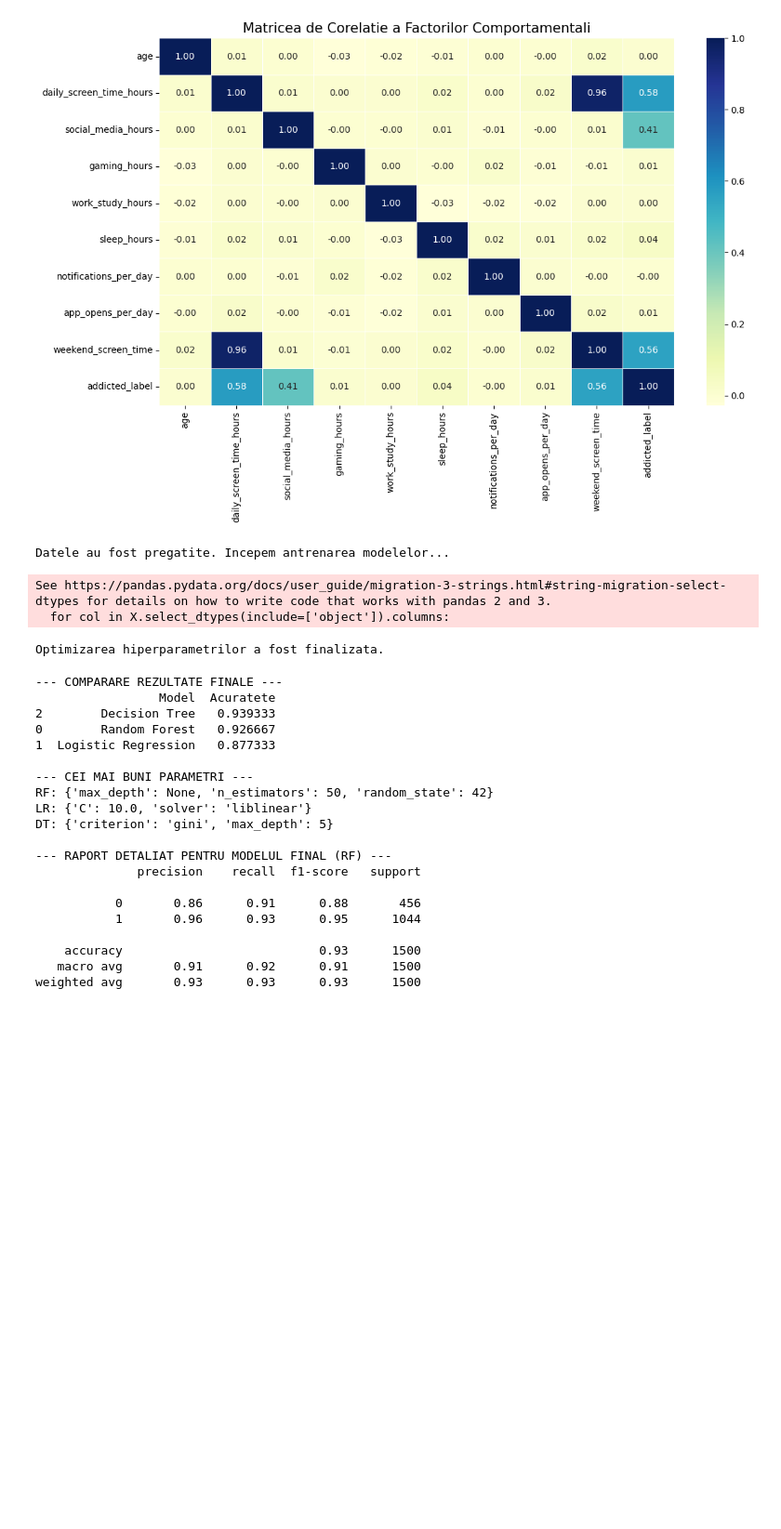
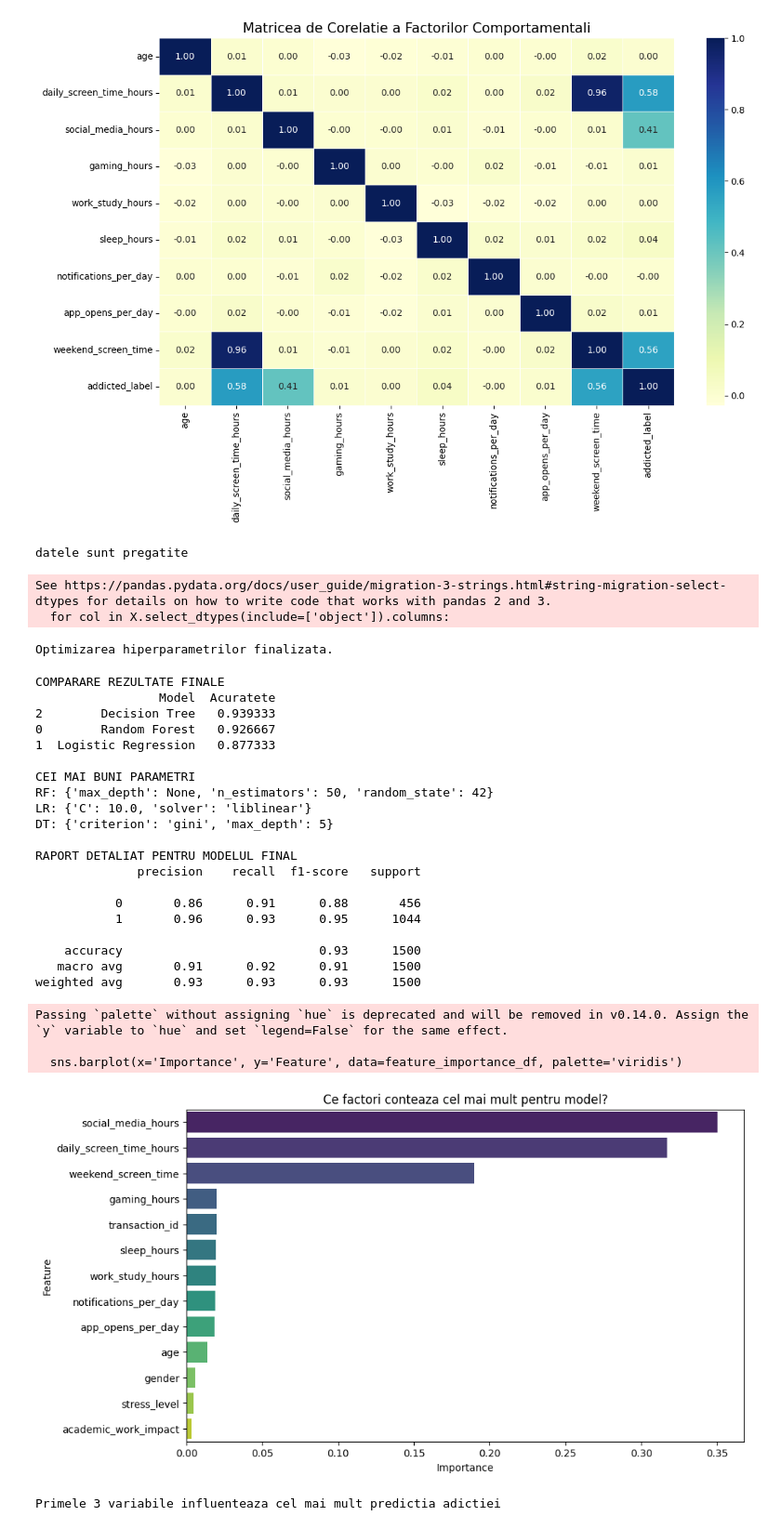
Before and after one commit to homorodanlaurara/Sisteme-inteligente, a Jupyter notebook: smartphoneusage.ipynb, the cells around one changed output. Shown at 93% size. Drawn from its saved outputs; the diff is of its cells as text; code cells hidden in the pictures; blank space fills up the shorter version.

```diff
--- a/smartphoneusage.ipynb
+++ b/smartphoneusage.ipynb
@@ -71,10 +74,4 @@ Passing `palette` without assigning `hue` is deprecated and will be removed in v
 
   sns.barplot(x='addiction_level', y='social_media_hours', data=df, order=ordine, palette='Reds')
 [figure]
-# %%
-import pandas as pd
-
-df = pd.read_csv('smartphoneusage.csv')
-
-df['addiction_level'] = df['addiction_level'].fillna('Deloc')
 # %%
@@ -140,14 +131,6 @@ app_opens_per_day          0.000000
 dtype: float64
 [figure]
 # %%
-import pandas as pd
-from sklearn.model_selection import train_test_split, GridSearchCV
-from sklearn.ensemble import RandomForestClassifier
-from sklearn.linear_model import LogisticRegression
-from sklearn.tree import DecisionTreeClassifier
-from sklearn.metrics import accuracy_score, classification_report
-from sklearn.preprocessing import LabelEncoder
-
 # 2. Curatare: Eliminam coloanele care nu sunt predictori comportamentali bruti
 coloane_de_sters = ['addicted_label', 'user_id', 'addiction_level']
 X = df.drop(columns=[c for c in coloane_de_sters if c in df.columns], errors='ignore')
@@ -163,7 +146,7 @@ X_train, X_test, y_train, y_test = train_test_split(X, y, test_size=0.2, random_
 
 print("datele sunt pregatite")
 # %% [output]
-Datele au fost pregatite. Incepem antrenarea modelelor...
+datele sunt pregatite
 See https://pandas.pydata.org/docs/user_guide/migration-3-strings.html#string-migration-select-dtypes for details on how to write code that works with pandas 2 and 3.
   for col in X.select_dtypes(include=['object']).columns:
 # %%
@@ -194,7 +177,7 @@ model_dt = grid_dt.best_estimator_
 
 print("Optimizarea hiperparametrilor finalizata.")
 # %% [output]
-Optimizarea hiperparametrilor a fost finalizata.
+Optimizarea hiperparametrilor finalizata.
 # %%
 #predictiile pe setul de test
 pred_rf = model_rf.predict(X_test)
@@ -223,18 +206,18 @@ print(f"DT: {grid_dt.best_params_}")
 print("\nRAPORT DETALIAT PENTRU MODELUL FINAL")
 print(classification_report(y_test, pred_rf))
 # %% [output]
---- COMPARARE REZULTATE FINALE ---
+COMPARARE REZULTATE FINALE
                  Model  Acuratete
 2        Decision Tree   0.939333
 0        Random Forest   0.926667
 1  Logistic Regression   0.877333
 
---- CEI MAI BUNI PARAMETRI ---
+CEI MAI BUNI PARAMETRI
 RF: {'max_depth': None, 'n_estimators': 50, 'random_state': 42}
 LR: {'C': 10.0, 'solver': 'liblinear'}
 DT: {'criterion': 'gini', 'max_depth': 5}
 
---- RAPORT DETALIAT PENTRU MODELUL FINAL (RF) ---
+RAPORT DETALIAT PENTRU MODELUL FINAL
               precision    recall  f1-score   support
 
            0       0.86      0.91      0.88       456
@@ -243,3 +226,25 @@ DT: {'criterion': 'gini', 'max_depth': 5}
     accuracy                           0.93      1500
    macro avg       0.91      0.92      0.91      1500
 weighted avg       0.93      0.93      0.93      1500
+# %%
+#Lab10 Interpretarea Modelului Final
+
+# Extragem importanta caracteristicilor din cel mai bun model
+importances = model_rf.feature_importances_
+feature_names = X.columns
+feature_importance_df = pd.DataFrame({'Feature': feature_names, 'Importance': importances})
+feature_importance_df = feature_importance_df.sort_values(by='Importance', ascending=False)
+
+# Vizualizare
+plt.figure(figsize=(10, 6))
+sns.barplot(x='Importance', y='Feature', data=feature_importance_df, palette='viridis')
+plt.title('Ce factori conteaza cel mai mult pentru model?')
+plt.show()
+
+print("Primele 3 variabile influenteaza cel mai mult predictia adictiei")
+# %% [output]
+Passing `palette` without assigning `hue` is deprecated and will be removed in v0.14.0. Assign the `y` variable to `hue` and set `legend=False` for the same effect.
+
+  sns.barplot(x='Importance', y='Feature', data=feature_importance_df, palette='viridis')
+[figure, added]
+Primele 3 variabile influenteaza cel mai mult predictia adictiei
```
Also changed, not shown: parts of 3 cells of this notebook.
